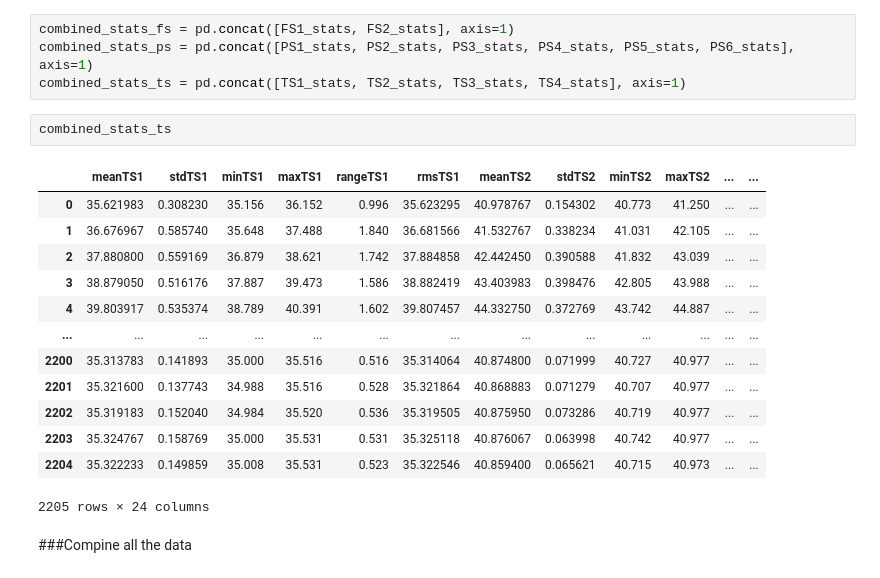
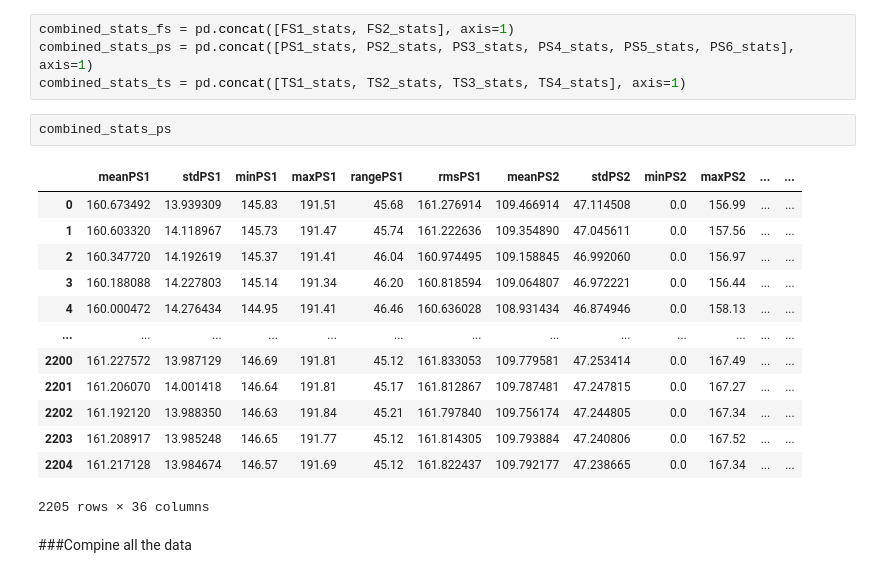
Before and after one commit to RealThanosP/pred-main-mod, a Jupyter notebook: Model_training_v0.1.ipynb, the cells around one changed output. Cells and saved outputs as stored; diff of their text form.

```diff
--- a/Model_training_v0.1.ipynb
+++ b/Model_training_v0.1.ipynb
@@ -180,22 +180,22 @@ PS1_stats
 combined_stats_fs = pd.concat([FS1_stats, FS2_stats], axis=1)
 combined_stats_ps = pd.concat([PS1_stats, PS2_stats, PS3_stats, PS4_stats, PS5_stats, PS6_stats], axis=1)
 combined_stats_ts = pd.concat([TS1_stats, TS2_stats, TS3_stats, TS4_stats], axis=1)
-# %%
-combined_stats_ts
-# %% [output]
-|  | meanTS1 | stdTS1 | minTS1 | maxTS1 | rangeTS1 | rmsTS1 | meanTS2 | stdTS2 | minTS2 | maxTS2 | ... | ... |
-| 0 | 35.621983 | 0.308230 | 35.156 | 36.152 | 0.996 | 35.623295 | 40.978767 | 0.154302 | 40.773 | 41.250 | ... | ... |
-| 1 | 36.676967 | 0.585740 | 35.648 | 37.488 | 1.840 | 36.681566 | 41.532767 | 0.338234 | 41.031 | 42.105 | ... | ... |
-| 2 | 37.880800 | 0.559169 | 36.879 | 38.621 | 1.742 | 37.884858 | 42.442450 | 0.390588 | 41.832 | 43.039 | ... | ... |
-| 3 | 38.879050 | 0.516176 | 37.887 | 39.473 | 1.586 | 38.882419 | 43.403983 | 0.398476 | 42.805 | 43.988 | ... | ... |
-| 4 | 39.803917 | 0.535374 | 38.789 | 40.391 | 1.602 | 39.807457 | 44.332750 | 0.372769 | 43.742 | 44.887 | ... | ... |
-| ... | ... | ... | ... | ... | ... | ... | ... | ... | ... | ... | ... | ... |
-| 2200 | 35.313783 | 0.141893 | 35.000 | 35.516 | 0.516 | 35.314064 | 40.874800 | 0.071999 | 40.727 | 40.977 | ... | ... |
-| 2201 | 35.321600 | 0.137743 | 34.988 | 35.516 | 0.528 | 35.321864 | 40.868883 | 0.071279 | 40.707 | 40.977 | ... | ... |
-| 2202 | 35.319183 | 0.152040 | 34.984 | 35.520 | 0.536 | 35.319505 | 40.875950 | 0.073286 | 40.719 | 40.977 | ... | ... |
-| 2203 | 35.324767 | 0.158769 | 35.000 | 35.531 | 0.531 | 35.325118 | 40.876067 | 0.063998 | 40.742 | 40.977 | ... | ... |
-| 2204 | 35.322233 | 0.149859 | 35.008 | 35.531 | 0.523 | 35.322546 | 40.859400 | 0.065621 | 40.715 | 40.973 | ... | ... |
-2205 rows × 24 columns
+# %%
+combined_stats_ps
+# %% [output]
+|  | meanPS1 | stdPS1 | minPS1 | maxPS1 | rangePS1 | rmsPS1 | meanPS2 | stdPS2 | minPS2 | maxPS2 | ... | ... |
+| 0 | 160.673492 | 13.939309 | 145.83 | 191.51 | 45.68 | 161.276914 | 109.466914 | 47.114508 | 0.0 | 156.99 | ... | ... |
+| 1 | 160.603320 | 14.118967 | 145.73 | 191.47 | 45.74 | 161.222636 | 109.354890 | 47.045611 | 0.0 | 157.56 | ... | ... |
+| 2 | 160.347720 | 14.192619 | 145.37 | 191.41 | 46.04 | 160.974495 | 109.158845 | 46.992060 | 0.0 | 156.97 | ... | ... |
+| 3 | 160.188088 | 14.227803 | 145.14 | 191.34 | 46.20 | 160.818594 | 109.064807 | 46.972221 | 0.0 | 156.44 | ... | ... |
+| 4 | 160.000472 | 14.276434 | 144.95 | 191.41 | 46.46 | 160.636028 | 108.931434 | 46.874946 | 0.0 | 158.13 | ... | ... |
+| ... | ... | ... | ... | ... | ... | ... | ... | ... | ... | ... | ... | ... |
+| 2200 | 161.227572 | 13.987129 | 146.69 | 191.81 | 45.12 | 161.833053 | 109.779581 | 47.253414 | 0.0 | 167.49 | ... | ... |
+| 2201 | 161.206070 | 14.001418 | 146.64 | 191.81 | 45.17 | 161.812867 | 109.787481 | 47.247815 | 0.0 | 167.27 | ... | ... |
+| 2202 | 161.192120 | 13.988350 | 146.63 | 191.84 | 45.21 | 161.797840 | 109.756174 | 47.244805 | 0.0 | 167.34 | ... | ... |
+| 2203 | 161.208917 | 13.985248 | 146.65 | 191.77 | 45.12 | 161.814305 | 109.793884 | 47.240806 | 0.0 | 167.52 | ... | ... |
+| 2204 | 161.217128 | 13.984674 | 146.57 | 191.69 | 45.12 | 161.822437 | 109.792177 | 47.238665 | 0.0 | 167.34 | ... | ... |
+2205 rows × 36 columns
 # %% [markdown]
 ###Compine all the data
 # %%
```
Also changed, not shown: parts of 18 cells of this notebook.
